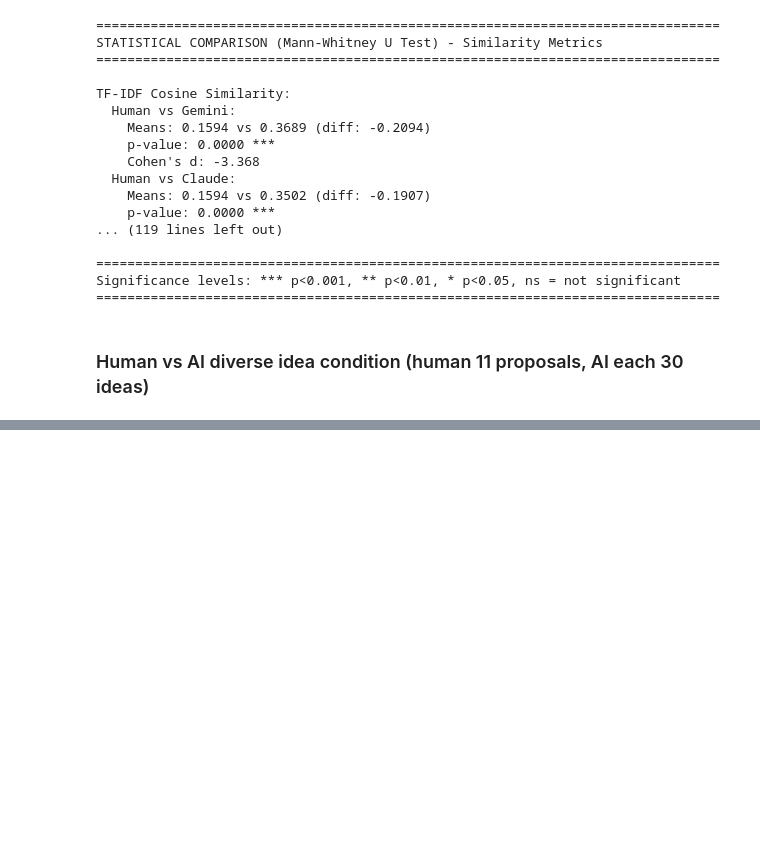
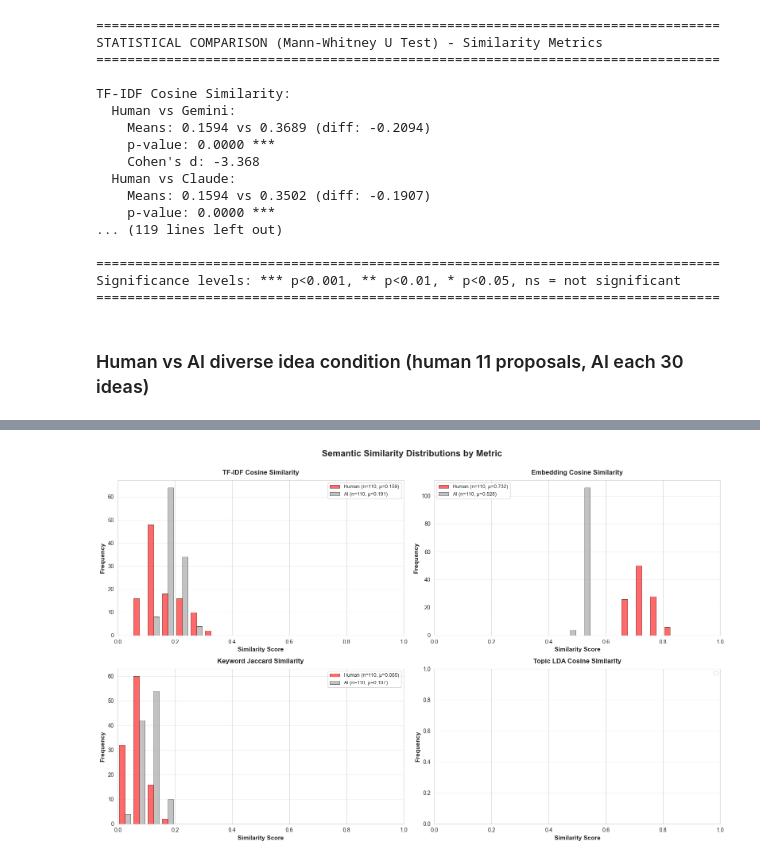
Before and after one commit to eveyhuang/ai-scientist, a Jupyter notebook: result_analysis.ipynb, the cells around one changed output, grey strips where cells are left out. Cells and saved outputs as stored; diff of their text form; code cells hidden in the pictures; blank space fills up the shorter version.

```diff
--- a/result_analysis.ipynb
+++ b/result_analysis.ipynb
@@ -1321,0 +2351,14 @@ for comp_type, path in similarity_files.items():
+# %%
+# Define paths to similarity files for comparison
+similarity_files = {
+    'Human': '/Users/eveyhuang/Documents/NICO/ai-scientist/semantic_similarity/similarity_human-human/similarity_human-human_20251107_103532.json',
+    'AI':'/Users/eveyhuang/Documents/NICO/ai-scientist/semantic_similarity/similarity_ai-ai/similarity_ai-ai_20251107_115027.json'
+}
+
+print("Similarity files to compare:")
+for comp_type, path in similarity_files.items():
+    if Path(path).exists():
+        print(f"  {comp_type}: {Path(path).name}")
+        print(f"    Exists: ✓")
+    else:
+        print(f"  {comp_type}: NOT FOUND")
@@ -1321,0 +2475,83 @@ for comp_type, path in similarity_files.items():
+# %%
+# Automatically generate colors based on comparison types (not metrics)
+comp_types_list = list(all_similarity_metrics.keys())
+n_comp_types = len(comp_types_list)
+
+# Create color dictionary with human-human standing out
+sim_colors = {}
+for i, comp_type in enumerate(comp_types_list):
+    if 'human' in comp_type.lower():
+        # Use a bright, distinctive color for human-human (e.g., red or orange)
+        sim_colors[comp_type] = '#FF4444'  # Bright red
+        # Or try: '#FF8C00' (dark orange), '#FF1493' (deep pink), '#00CED1' (dark turquoise)
+    else:
+        # Use muted colors for other comparison types
+        cmap = plt.cm.get_cmap('Set2')  # or 'Pastel1' for even more muted
+        sim_colors[comp_type] = cmap(i / max(n_comp_types - 1, 1))
+
+# Create combined histogram plot for all metrics with side-by-side bars
+n_metrics = len(all_sim_metrics)
+n_cols = 2
+n_rows = (n_metrics + n_cols - 1) // n_cols
+
+fig, axes = plt.subplots(n_rows, n_cols, figsize=(16, 5*n_rows))
+if n_rows > 1:
+    axes = axes.flatten()
+else:
+    axes = [axes] if n_cols == 1 else axes.flatten()
+
+# Number of bins for histograms (0 to 1)
+n_bins = 20
+
+for idx, metric in enumerate(all_sim_metrics):
+    ax = axes[idx]
+
+    # Get comparison types that have this metric
+    comp_types_with_metric = [ct for ct in all_similarity_metrics.keys()]
+    n_comp_types = len(comp_types_with_metric)
+
+    # Calculate bar width
+    bin_width = 1.0 / n_bins
+    bar_width = bin_width / n_comp_types * 0.8
+
+    # Plot bars for each comparison type (side-by-side)
+    for i, comp_type in enumerate(comp_types_with_metric):
+        values = all_similarity_metrics[comp_type][metric]
+        valid_values = [v for v in values if is_valid_number(v)]
+
+        if len(valid_values) > 0:
+            # Create histogram bins
+            counts, bin_edges = np.histogram(valid_values, bins=n_bins, range=(0, 1))
+            bin_centers = (bin_edges[:-1] + bin_edges[1:]) / 2
+
+            # Calculate x positions (offset for each comparison type)
+            x_positions = bin_centers + (i - n_comp_types/2 + 0.5) * bar_width
+
+            ax.bar(x_positions, counts, width=bar_width,
+                   label=f'{comp_type} (n={len(valid_values)}, μ={np.mean(valid_values):.3f})',
+                   color=sim_colors.get(comp_type, 'gray'),
+                   edgecolor='black', linewidth=0.5, alpha=0.8)
+
+    ax.set_xlabel('Similarity Score', fontsize=11, fontweight='bold')
+    ax.set_ylabel('Frequency', fontsize=11, fontweight='bold')
+    ax.set_title(sim_metric_names[metric], fontsize=12, fontweight='bold', pad=10)
+
+    # Move legend to upper left for embedding similarity, keep upper right for others
+    if 'embedding' in metric.lower():
+        ax.legend(loc='upper left', fontsize=9)
+    else:
+        ax.legend(loc='upper right', fontsize=9)
+
+    ax.grid(axis='y', alpha=0.3)
+    ax.set_xlim(0, 1)
+
+# Hide unused subplots
+for idx in range(len(all_sim_metrics), len(axes)):
+    axes[idx].axis('off')
+
+plt.suptitle('Semantic Similarity Distributions by Metric',
+             fontsize=16, fontweight='bold', y=1.00)
+plt.tight_layout()
+plt.show()
+# %% [output]
+[figure, added]
```
Also changed, not shown: parts of 12 cells of this notebook, 8 other files.
